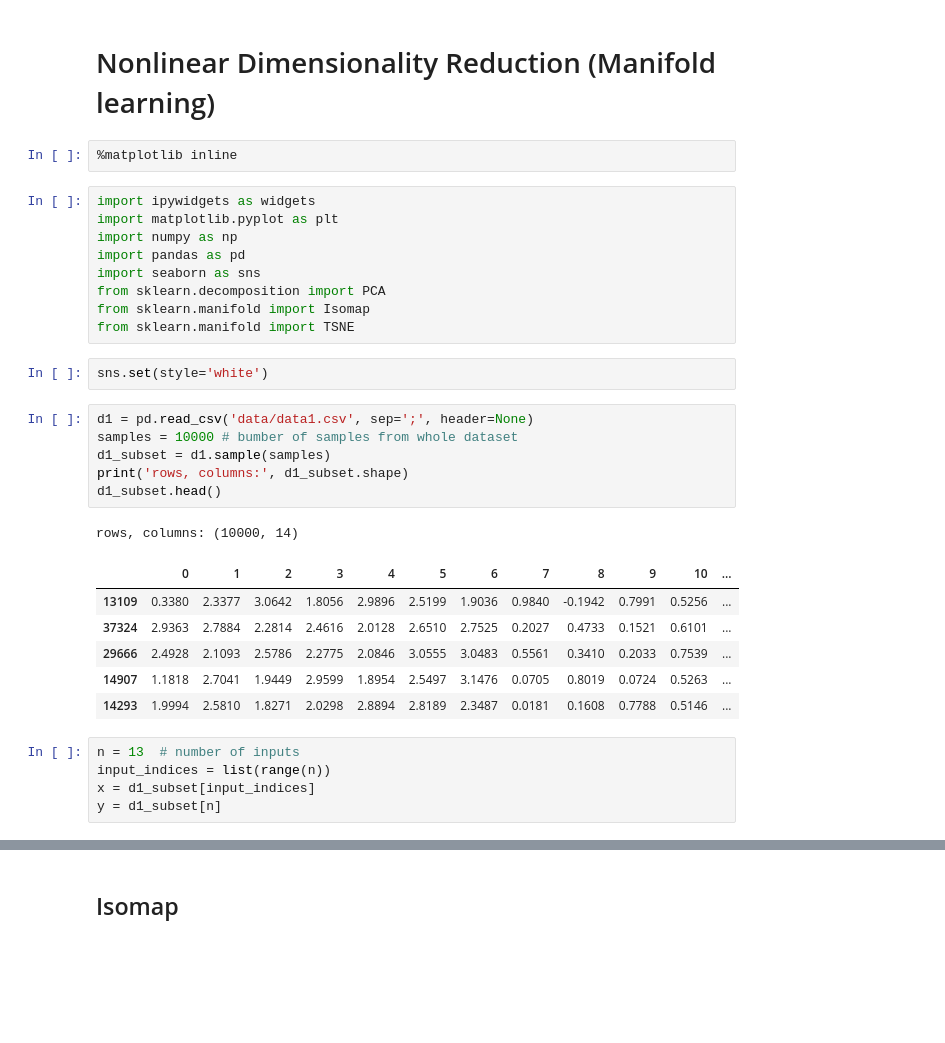
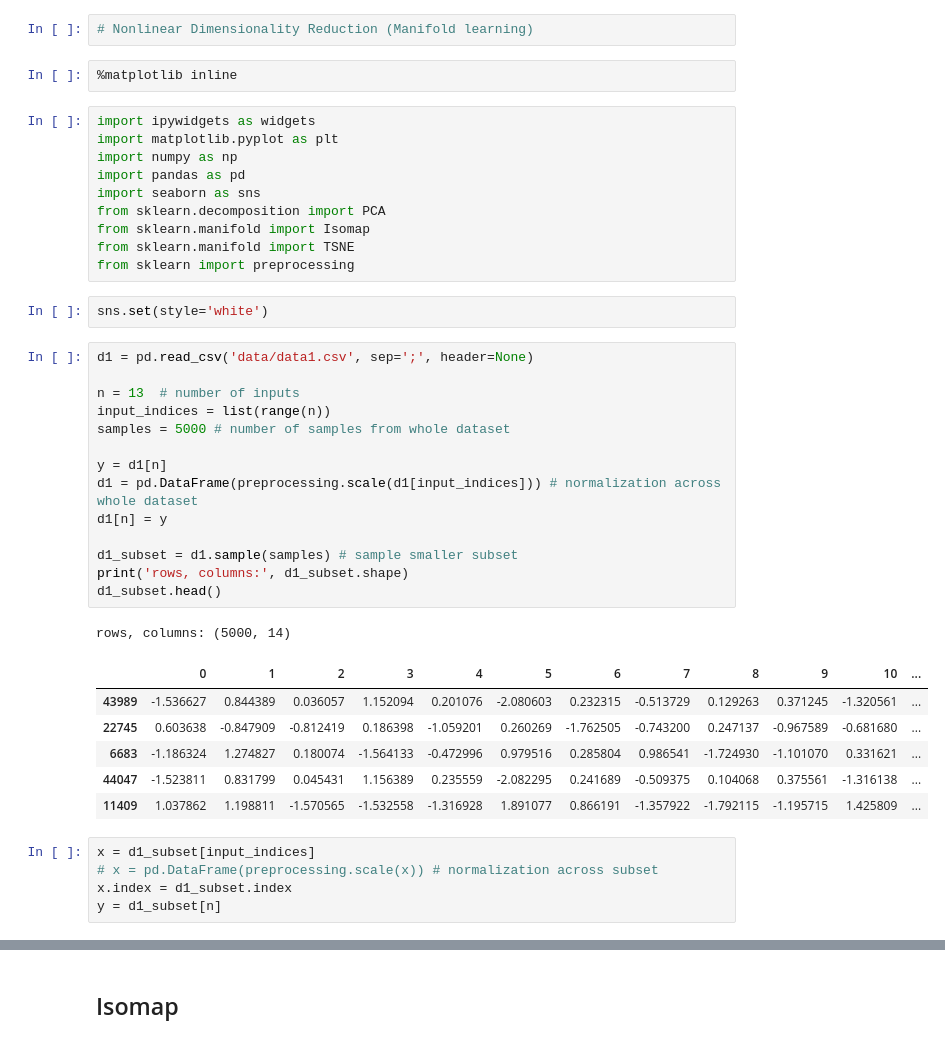
Before and after one commit to effa/dimensionality-reduction, a Jupyter notebook: manifold-learning.ipynb, the cells around one changed output, grey strips where cells are left out. Cells and saved outputs as stored; diff of their text form; blank space fills up the shorter version.

```diff
--- a/manifold-learning.ipynb
+++ b/manifold-learning.ipynb
@@ -1,5 +1,5 @@
-# %% [markdown]
-# Nonlinear Dimensionality Reduction (Manifold learning)
+# %%
+# Nonlinear Dimensionality Reduction (Manifold learning)
 # %%
 %matplotlib inline
 # %%
@@ -11,24 +11,33 @@ import seaborn as sns
 from sklearn.decomposition import PCA
 from sklearn.manifold import Isomap
 from sklearn.manifold import TSNE
+from sklearn import preprocessing
 # %%
 sns.set(style='white')
 # %%
 d1 = pd.read_csv('data/data1.csv', sep=';', header=None)
-samples = 10000 # bumber of samples from whole dataset
-d1_subset = d1.sample(samples)
+
+n = 13  # number of inputs
+input_indices = list(range(n))
+samples = 5000 # number of samples from whole dataset
+
+y = d1[n]
+d1 = pd.DataFrame(preprocessing.scale(d1[input_indices])) # normalization across whole dataset
+d1[n] = y
+
+d1_subset = d1.sample(samples) # sample smaller subset
 print('rows, columns:', d1_subset.shape)
 d1_subset.head()
 # %% [output]
-rows, columns: (10000, 14)
+rows, columns: (5000, 14)
 |  | 0 | 1 | 2 | 3 | 4 | 5 | 6 | 7 | 8 | 9 | 10 | ... |
-| 13109 | 0.3380 | 2.3377 | 3.0642 | 1.8056 | 2.9896 | 2.5199 | 1.9036 | 0.9840 | -0.1942 | 0.7991 | 0.5256 | ... |
-| 37324 | 2.9363 | 2.7884 | 2.2814 | 2.4616 | 2.0128 | 2.6510 | 2.7525 | 0.2027 | 0.4733 | 0.1521 | 0.6101 | ... |
-| 29666 | 2.4928 | 2.1093 | 2.5786 | 2.2775 | 2.0846 | 3.0555 | 3.0483 | 0.5561 | 0.3410 | 0.2033 | 0.7539 | ... |
-| 14907 | 1.1818 | 2.7041 | 1.9449 | 2.9599 | 1.8954 | 2.5497 | 3.1476 | 0.0705 | 0.8019 | 0.0724 | 0.5263 | ... |
-| 14293 | 1.9994 | 2.5810 | 1.8271 | 2.0298 | 2.8894 | 2.8189 | 2.3487 | 0.0181 | 0.1608 | 0.7788 | 0.5146 | ... |
+| 43989 | -1.536627 | 0.844389 | 0.036057 | 1.152094 | 0.201076 | -2.080603 | 0.232315 | -0.513729 | 0.129263 | 0.371245 | -1.320561 | ... |
+| 22745 | 0.603638 | -0.847909 | -0.812419 | 0.186398 | -1.059201 | 0.260269 | -1.762505 | -0.743200 | 0.247137 | -0.967589 | -0.681680 | ... |
+| 6683 | -1.186324 | 1.274827 | 0.180074 | -1.564133 | -0.472996 | 0.979516 | 0.285804 | 0.986541 | -1.724930 | -1.101070 | 0.331621 | ... |
+| 44047 | -1.523811 | 0.831799 | 0.045431 | 1.156389 | 0.235559 | -2.082295 | 0.241689 | -0.509375 | 0.104068 | 0.375561 | -1.316138 | ... |
+| 11409 | 1.037862 | 1.198811 | -1.570565 | -1.532558 | -1.316928 | 1.891077 | 0.866191 | -1.357922 | -1.792115 | -1.195715 | 1.425809 | ... |
-# %%
-n = 13  # number of inputs
-input_indices = list(range(n))
-x = d1_subset[input_indices]
-y = d1_subset[n]
+# %%
+x = d1_subset[input_indices]
+# x = pd.DataFrame(preprocessing.scale(x)) # normalization across subset
+x.index = d1_subset.index
+y = d1_subset[n]
```
Also changed, not shown: parts of 13 cells of this notebook.
